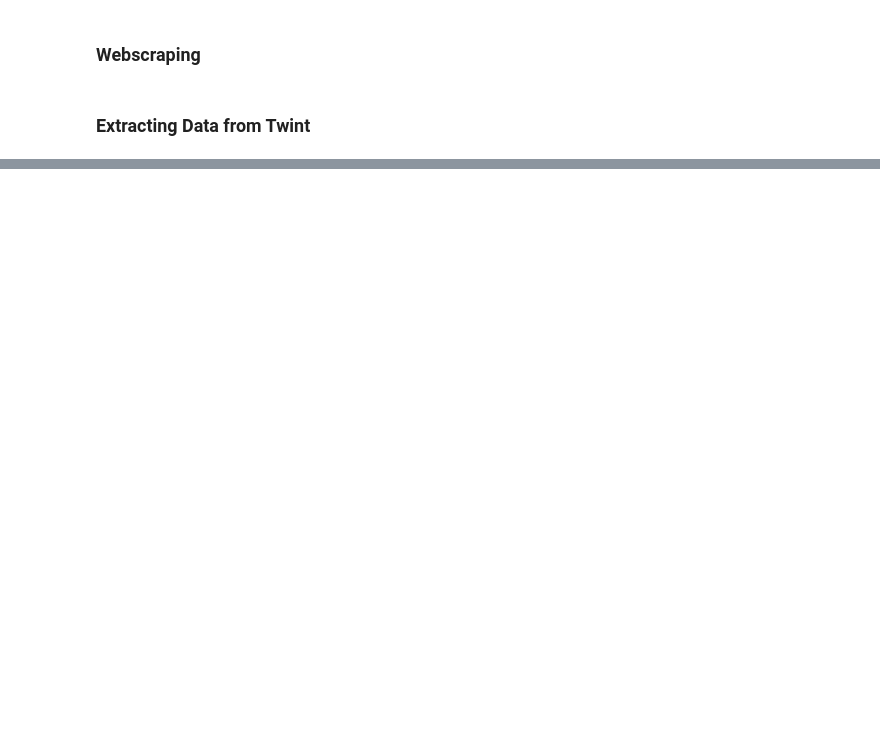
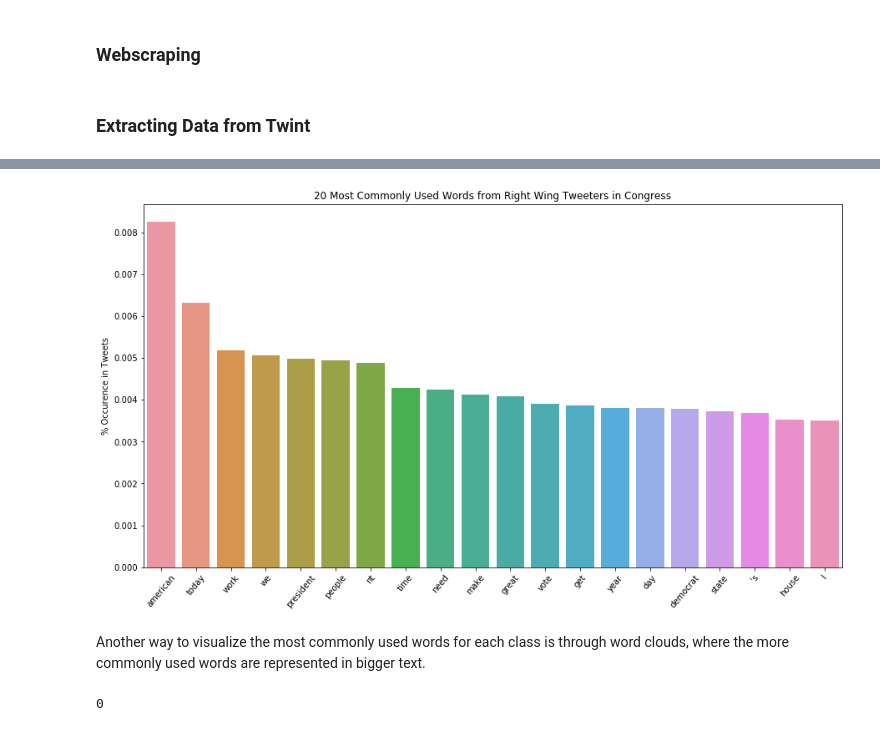
Before and after one commit to swzoeller/NLP-Capstone, a Jupyter notebook: data-extraction-twint.ipynb, the cells around one changed output, grey strips where cells are left out. Drawn from its saved outputs; the diff is of its cells as text; code cells hidden in the pictures; blank space fills up the shorter version.

```diff
--- a/data-extraction-twint.ipynb
+++ b/data-extraction-twint.ipynb
@@ -207,0 +378,16 @@ tweets_all.drop_duplicates(subset="id", inplace=True)
+# %%
+plt.figure(figsize=(15,8))
+sns.barplot(x=right["lemmatized"].str.split(expand=True).stack().value_counts(normalize=True)[:20].index,
+            y=right["lemmatized"].str.split(expand=True).stack().value_counts(normalize=True)[:20].values)
+plt.title("20 Most Commonly Used Words from Right Wing Tweeters in Congress")
+plt.ylabel("% Occurence in Tweets")
+plt.xticks(rotation=50)
+plt.show()
+# %% [output]
+[figure, added]
+# %% [markdown]
+Another way to visualize the most commonly used words for each class is through word clouds, where the more commonly used words are represented in bigger text.
+# %%
+left["lemmatized"].dropna(inplace=True)
+# %% [output]
+0
```
Also changed, not shown: parts of 90 cells of this notebook, 1 other file.
